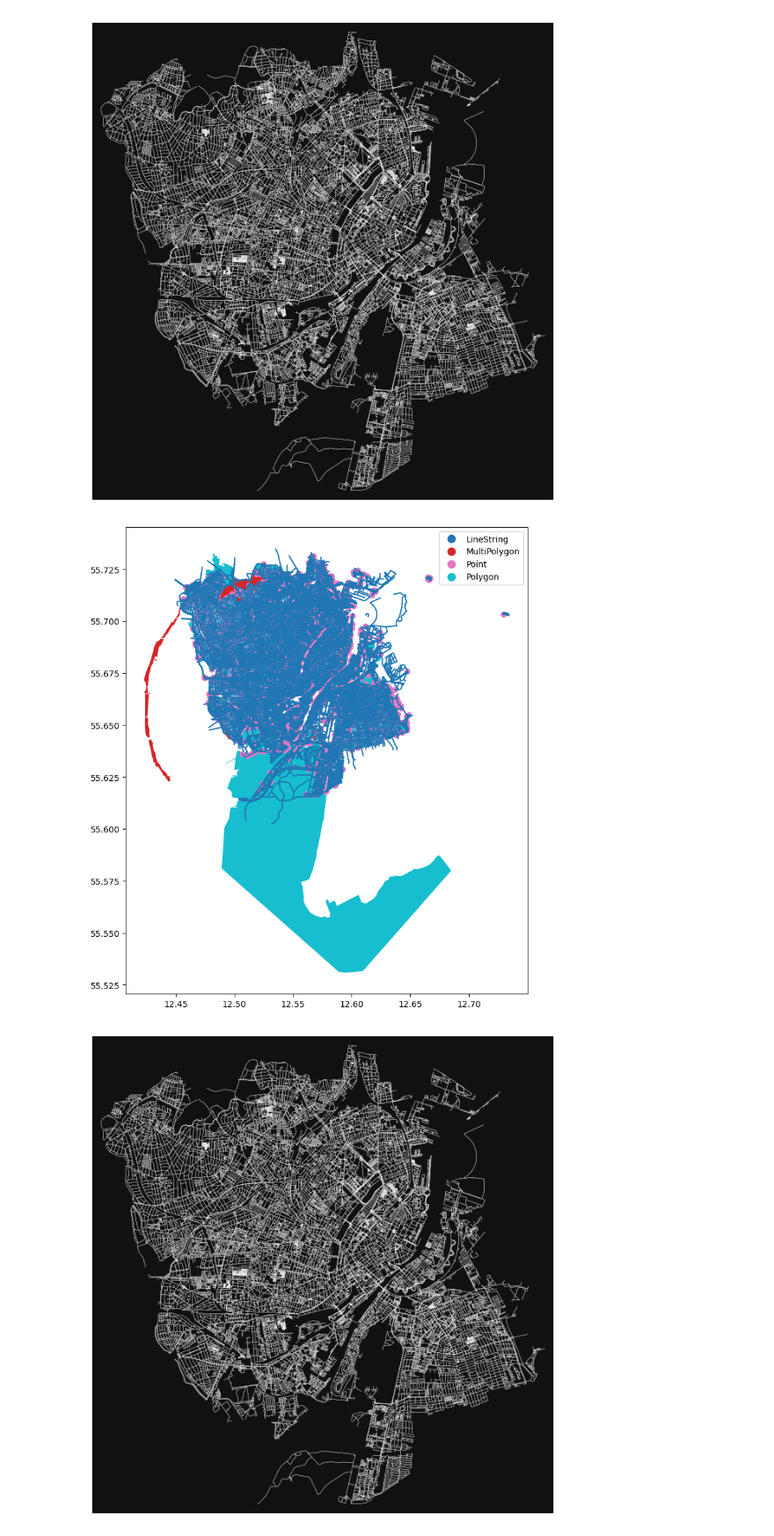
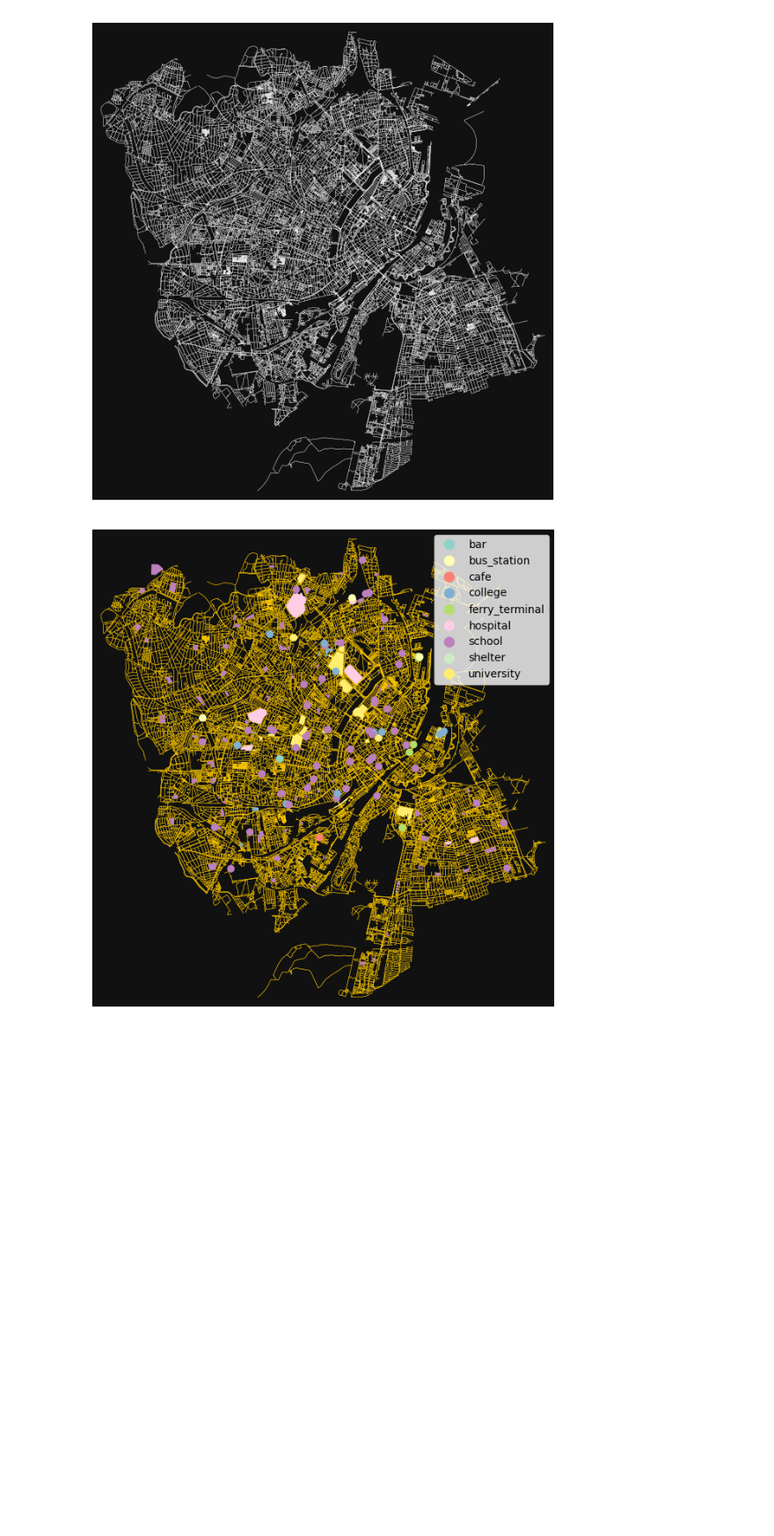
Before and after one commit to MRollin03/FGSAM-FEATHER-Graph-summaries-of-accessibility-maps, a Jupyter notebook: data/Test.ipynb, the cells around one changed output. Shown at 88% size. Saved outputs shown, nothing was run; the diff lists cells and outputs as text; code cells hidden in the pictures; blank space fills up the shorter version.

Commit message:
OSMnx: Amenities over basemap working

```diff
--- a/data/Test.ipynb
+++ b/data/Test.ipynb
@@ -55,35 +90,49 @@ fig, ax = ox.plot.plot_graph(G, node_size=0, edge_color="w", edge_linewidth=0.2)
 # %% [output]
 [figure]
 # %%
+import osmnx as ox
+import matplotlib.pyplot as plt
+
 places = [
     "Copenhagen Municipality, Denmark",
     "Frederiksberg Municipality, Denmark",
 ]
 
 tags = {
     "highway": True,
     "leisure": True,
-    "amenity": ["school", "university", "college"],
+    "amenity": ["school", "university", "college", "hospital"],
     "public_transport": True,
 }
 
+# Fetch features
 
+G = ox.graph.graph_from_place(places, simplify = True, network_type="walk")
 features = ox.features.features_from_place(places, tags)
 
-ax = features.plot(
-    column=features.geom_type,
-    figsize=(10, 10),
-    legend=True
+fig, ax = ox.plot.plot_graph(
+    G,
+    show=False,
+    close=False,
+    bgcolor="#111111",
+    edge_color="#ffcb00",
+    edge_linewidth=0.3,
+    node_size=0,
 )
 
-G = ox.graph.graph_from_place(places, simplify = True, network_type="walk")
-fig, ax = ox.plot.plot_graph(G, node_size=0, edge_color="w", edge_linewidth=0.2)
+#gdf = ox.projection.project_gdf(feature.loc[feature, G])
 
+# Plot by amenity type
 features.plot(
+    column='amenity',
+    categorical=True,
+    legend=True,
     ax=ax,
-    alpha=0.7)
+    cmap='Set3'
+)
 
-ax.axis("off")
+ax.set_xlabel('Longitude')
+ax.set_ylabel('Latitude')
+plt.show()
 # %% [output]
-[figure, old version]
+[figure, new version]
-[figure, removed]
```
Also changed, not shown: parts of 2 cells of this notebook, 7 other files.
